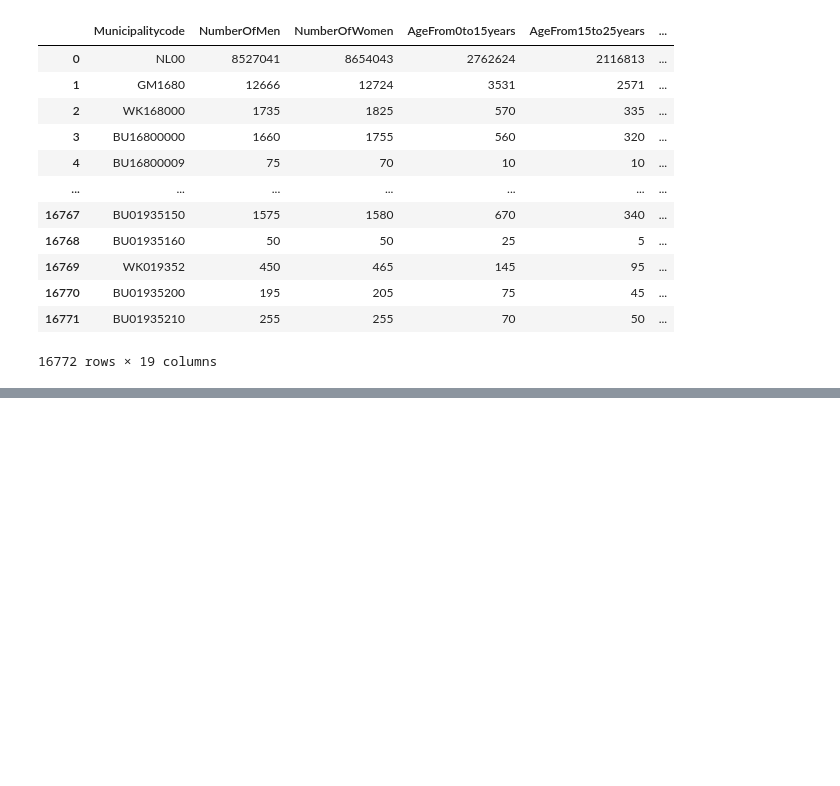
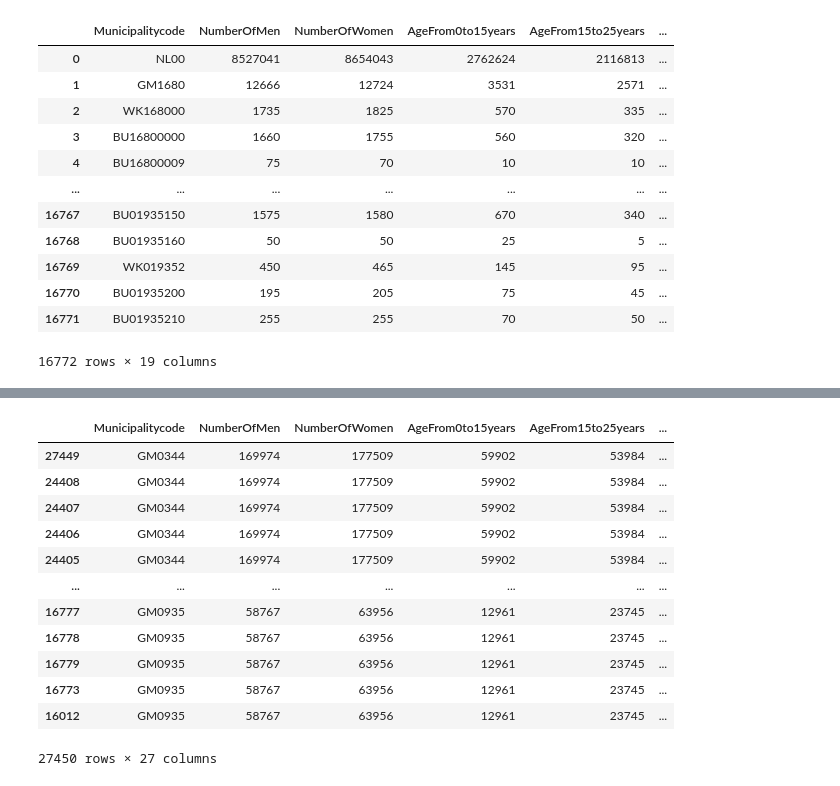
Before and after one commit to Rokra1995/ML-houseprice-pipeline, a Jupyter notebook: notebooks/Emmanuel.ipynb, the cells around one changed output, grey strips where cells are left out. Cells and saved outputs as stored; diff of their text form; code cells hidden in the pictures; blank space fills up the shorter version.

```diff
--- a/notebooks/Emmanuel.ipynb
+++ b/notebooks/Emmanuel.ipynb
@@ -294,8 +403,6 @@ The NaN Values have been replaced with the mean of the columns
 | 16770 | BU01935200 | 195 | 205 | 75 | 45 | ... |
 | 16771 | BU01935210 | 255 | 255 | 70 | 50 | ... |
 16772 rows × 19 columns
-# %%
-cbs_data['MostCommonPostalCode'].fillna((cbs_data['MostCommonPostalCode'].mode()), inplace=True)
 # %%
 print("Confirming that all the NAN values are gone")
 display(cbs_data.isnull().sum())
@@ -322,6 +429,4 @@ MostCommonPostalCode          3539
 CoveragePercentage               0
 dtype: int64
 # %%
-display(pd.merge(crime_data, tourist_info, on='Municipalitycode'))
-
-#pd.merge(pd.merge(t1, t2, on='a'), t3, on='a')
+merge1 = (pd.merge(crime_data, tourist_info, on='Municipalitycode'))
@@ -346,0 +433,5 @@ pd.merge(pd.merge(crime_data, tourist_info, on='Municipalitycode'), cbs_data, on
+# %%
+#Remode empty spaces in cell of Municipality
+cbs_data['Municipalitycode'] = cbs_data['Municipalitycode'].str.strip()
+# %%
+all_data = cbs_data.merge(merge1, on='Municipalitycode', how='inner').sort_values(['Municipalitycode'])
@@ -346,0 +448,16 @@ pd.merge(pd.merge(crime_data, tourist_info, on='Municipalitycode'), cbs_data, on
+# %%
+all_data[all_data.Municipalitycode.str.contains('GM')]
+# %% [output]
+|  | Municipalitycode | NumberOfMen | NumberOfWomen | AgeFrom0to15years | AgeFrom15to25years | ... |
+| 27449 | GM0344 | 169974 | 177509 | 59902 | 53984 | ... |
+| 24408 | GM0344 | 169974 | 177509 | 59902 | 53984 | ... |
+| 24407 | GM0344 | 169974 | 177509 | 59902 | 53984 | ... |
+| 24406 | GM0344 | 169974 | 177509 | 59902 | 53984 | ... |
+| 24405 | GM0344 | 169974 | 177509 | 59902 | 53984 | ... |
+| ... | ... | ... | ... | ... | ... | ... |
+| 16777 | GM0935 | 58767 | 63956 | 12961 | 23745 | ... |
+| 16778 | GM0935 | 58767 | 63956 | 12961 | 23745 | ... |
+| 16779 | GM0935 | 58767 | 63956 | 12961 | 23745 | ... |
+| 16773 | GM0935 | 58767 | 63956 | 12961 | 23745 | ... |
+| 16012 | GM0935 | 58767 | 63956 | 12961 | 23745 | ... |
+27450 rows × 27 columns
```
Also changed, not shown: parts of 12 cells of this notebook, 1 other file.
